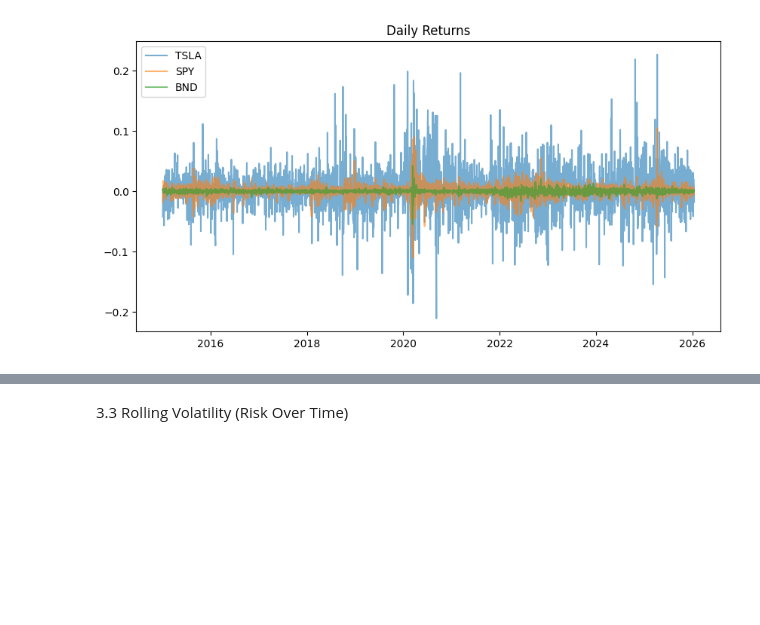
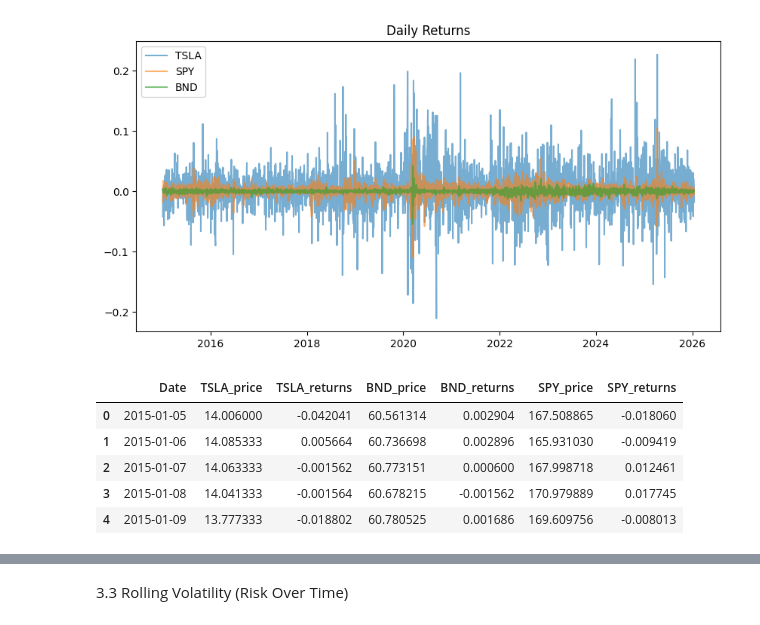
Before and after one commit to amubarke/Time-Series-Forecasting-for-Portfolio-Management-Optimization-week-9, a Jupyter notebook: notebooks/Task_1_preprocess_and_EDA.ipynb, the cells around one changed output, grey strips where cells are left out. Cells and saved outputs as stored; diff of their text form; code cells hidden in the pictures; blank space fills up the shorter version.

```diff
--- a/notebooks/Task_1_preprocess_and_EDA.ipynb
+++ b/notebooks/Task_1_preprocess_and_EDA.ipynb
@@ -167,3 +167,13 @@ plt.title("Daily Returns")
 plt.show()
 # %% [output]
 [figure]
+# %%
+returns = pd.read_csv('../data/processed/task1_clean_data.csv')
+returns.head()
+# %% [output]
+|  | Date | TSLA_price | TSLA_returns | BND_price | BND_returns | SPY_price | SPY_returns |
+| 0 | 2015-01-05 | 14.006000 | -0.042041 | 60.561314 | 0.002904 | 167.508865 | -0.018060 |
+| 1 | 2015-01-06 | 14.085333 | 0.005664 | 60.736698 | 0.002896 | 165.931030 | -0.009419 |
+| 2 | 2015-01-07 | 14.063333 | -0.001562 | 60.773151 | 0.000600 | 167.998718 | 0.012461 |
+| 3 | 2015-01-08 | 14.041333 | -0.001564 | 60.678215 | -0.001562 | 170.979889 | 0.017745 |
+| 4 | 2015-01-09 | 13.777333 | -0.018802 | 60.780525 | 0.001686 | 169.609756 | -0.008013 |
```
Also changed, not shown: parts of 12 cells of this notebook, 4 other files.
